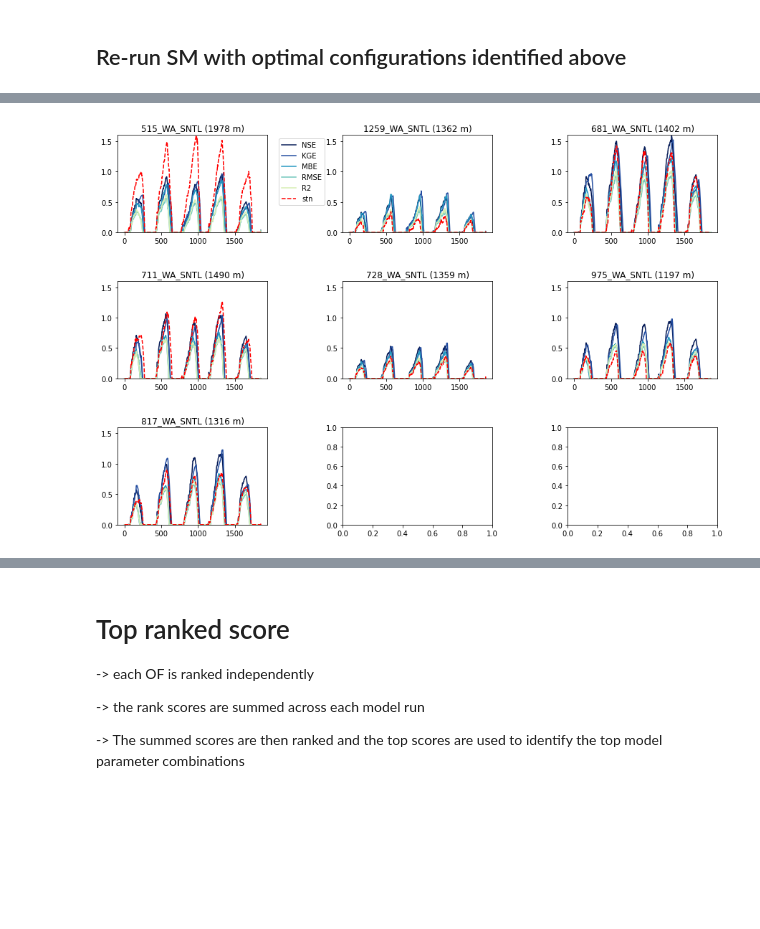
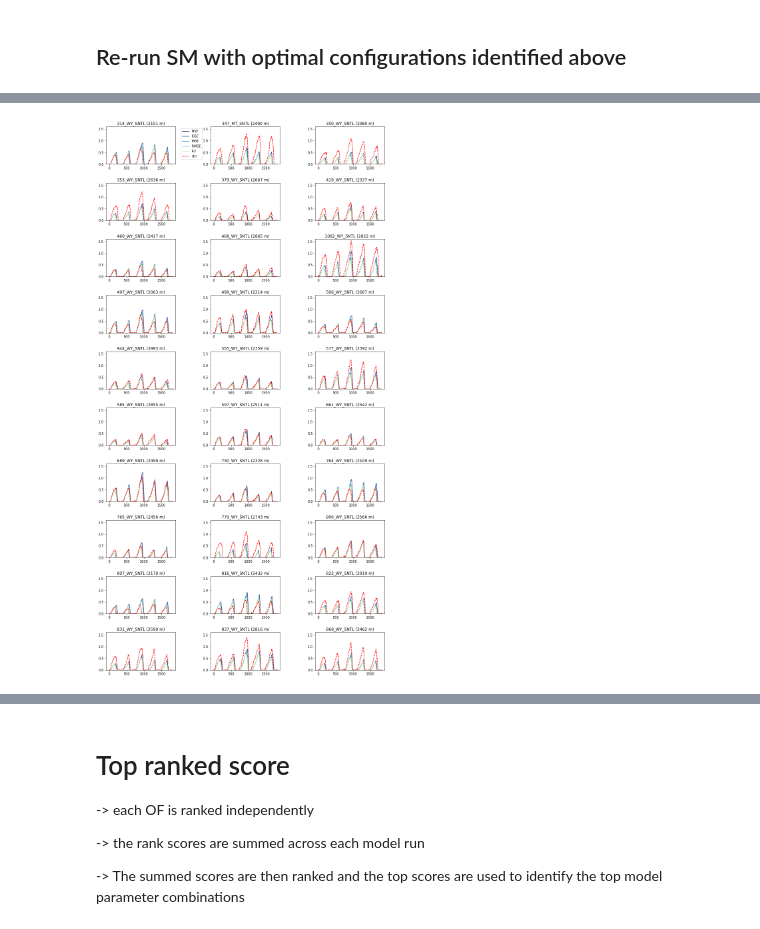
Before and after one commit to snowmodel-tools/calibration_python, a Jupyter notebook: Calibration_postprocess.ipynb, the cells around one changed output, grey strips where cells are left out. Drawn from its saved outputs; the diff is of its cells as text; code cells hidden in the pictures; blank space fills up the shorter version.

```diff
--- a/Calibration_postprocess.ipynb
+++ b/Calibration_postprocess.ipynb
@@ -19,10 +19,10 @@ import matplotlib.pyplot as plt
 # %%
 ########## USER ###########
 # Select modeling domain ('WY', 'UT', 'OR', 'WA')
-domain = 'WA'
+domain = 'UT2'
 
 # SM location
-SMpath = '/nfs/attic/dfh/Aragon2/mar2020_snowmodel-dfhillWA/'
+SMpath = '/nfs/attic/dfh/Aragon2/mar2020_snowmodel-dfhillUT2/'
 # %%
 # Outfile path
 outpath = '/nfs/attic/dfh/Aragon2/CSOdata/'+domain+'/'
@@ -59,6 +58,5 @@ gdf.head()
 # %%
-# calibration_2020-05-24_full_set.nc the MAE metric is actually r**2
-data = xr.open_dataset(outpath+'calibration_2020-07-21_full_set.nc')
+data = xr.open_dataset(outpath+'calibration_2020-07-24_full_set.nc')
 data
 # %% [output]
 <xarray.Dataset>
@@ -76,6 +89,6 @@ Attributes:
 # %%
 #'cal_params_2020-07-03_full_set.csv'
-calibration = pd.read_csv(outpath+'cal_params_2020-07-21_full_set.csv')
+calibration = pd.read_csv(outpath+'cal_params_2020-07-24_full_set.csv')
 calibration.head()
 # %% [output]
 |  | lat_solar_flag | lapse_rate | prec_lapse_rate | ro_snowmax | cf_precip_scalar | ro_adjust | gap_frac |
@@ -459,12 +471,12 @@ def get_mod_output_line(inFile):
 
 top_swe = np.empty([len(top_params),num_sim_days,np.shape(gdf)[0]])
 for i in range(len(top_params)):
-    edit_par(base,'lat_solar_flag',calibration.lat_solar_flag[top_params[i]])
-    edit_par(base,'lapse_rate',calibration.lapse_rate[top_params[i]])
-    edit_par(base,'prec_lapse_rate',calibration.prec_lapse_rate[top_params[i]])
+#    edit_par(base,'lat_solar_flag',calibration.lat_solar_flag[top_params[i]])
+#    edit_par(base,'lapse_rate',calibration.lapse_rate[top_params[i]])
+#    edit_par(base,'prec_lapse_rate',calibration.prec_lapse_rate[top_params[i]])
     edit_par(base,'ro_snowmax',calibration.ro_snowmax[top_params[i]])
-    edit_par(base,'cf_precip_scalar',calibration.cf_precip_scalar[top_params[i]])
-    edit_par(base,'ro_adjust',calibration.ro_adjust[top_params[i]])
+#    edit_par(base,'cf_precip_scalar',calibration.cf_precip_scalar[top_params[i]])
+#    edit_par(base,'ro_adjust',calibration.ro_adjust[top_params[i]])
     ! nohup ./snowmodel
     mod_swe = get_mod_output_line(sweFile)
     top_swe[i,:,:] = mod_swe
@@ -485,32 +497,32 @@ elev = gdf['elevation_m'].values
 station = gdf['code'].values
 
 from matplotlib.pyplot import cm
 
 n=np.shape(top_swe)[0]
 
 #YlGnBu
 #WY: nrows=10,figsize=(15, 30);
 #OR: nrows=4, figsize=(15, 15);
 #WA: nrows=3, figsize=(15, 10)
 #UT: nrows=2, figsize=(15, 8)
-fig, axs = plt.subplots(nrows=3, figsize=(15, 10), ncols=3, facecolor='w', edgecolor='k')
+fig, axs = plt.subplots(nrows=10,figsize=(15, 30), ncols=3, facecolor='w', edgecolor='k')
 fig.subplots_adjust(hspace = .5, wspace=.5)
 
 axs = axs.ravel()
 # 1, 2, 3, 4, 5,
 for i in range(np.shape(gdf)[0]):
     nam = station[i]
     el = elev[i]
     x = df[nam].values
     mod = np.squeeze(top_swe[:,:,i])
     color=iter(cm.YlGnBu_r(np.linspace(0,1,n+1)))
     for j in range(n):
         c=next(color)
         axs[i].plot(np.transpose(mod[j,:]),c=c)
     axs[i].plot(x,'r--')
     axs[i].set_title(nam+' ('+el[0:4]+' m)')
     axs[i].set_ylim([0, 1.6])
     if i == 0:
         axs[i].legend(['NSE', 'KGE', 'MBE','RMSE','R2','stn'],bbox_to_anchor=(1.05, 1), loc='upper left',)
 # %% [output]
-[figure, old version]
+[figure, new version]
```
Also changed, not shown: parts of 26 cells of this notebook.
